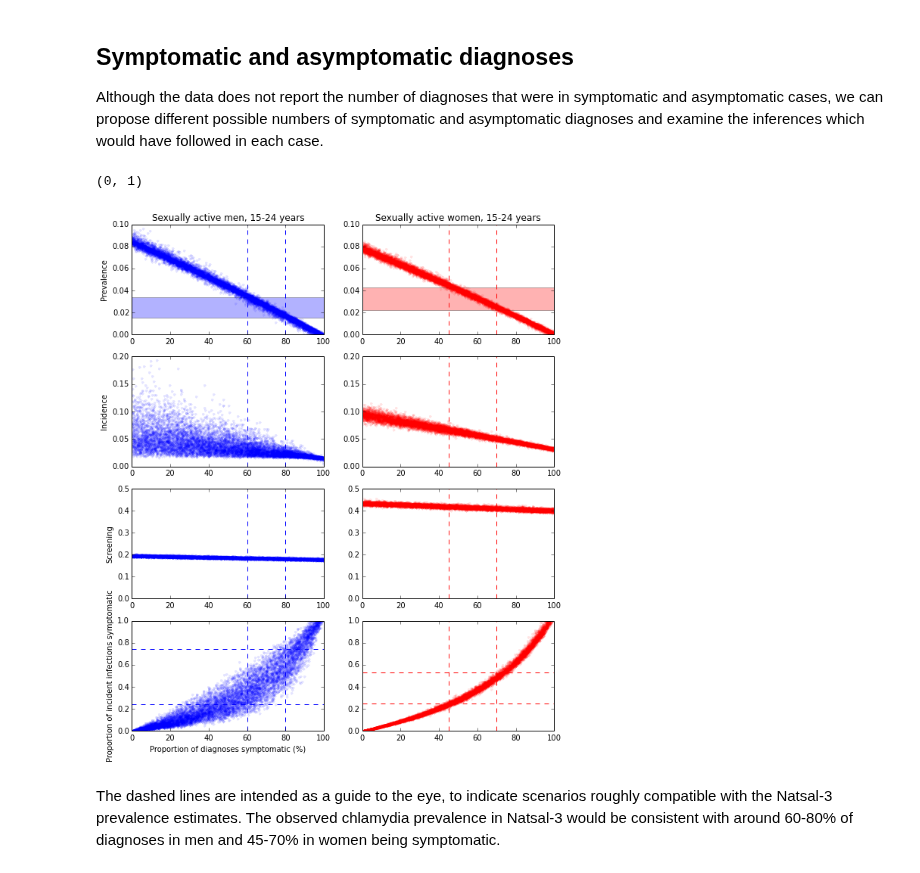
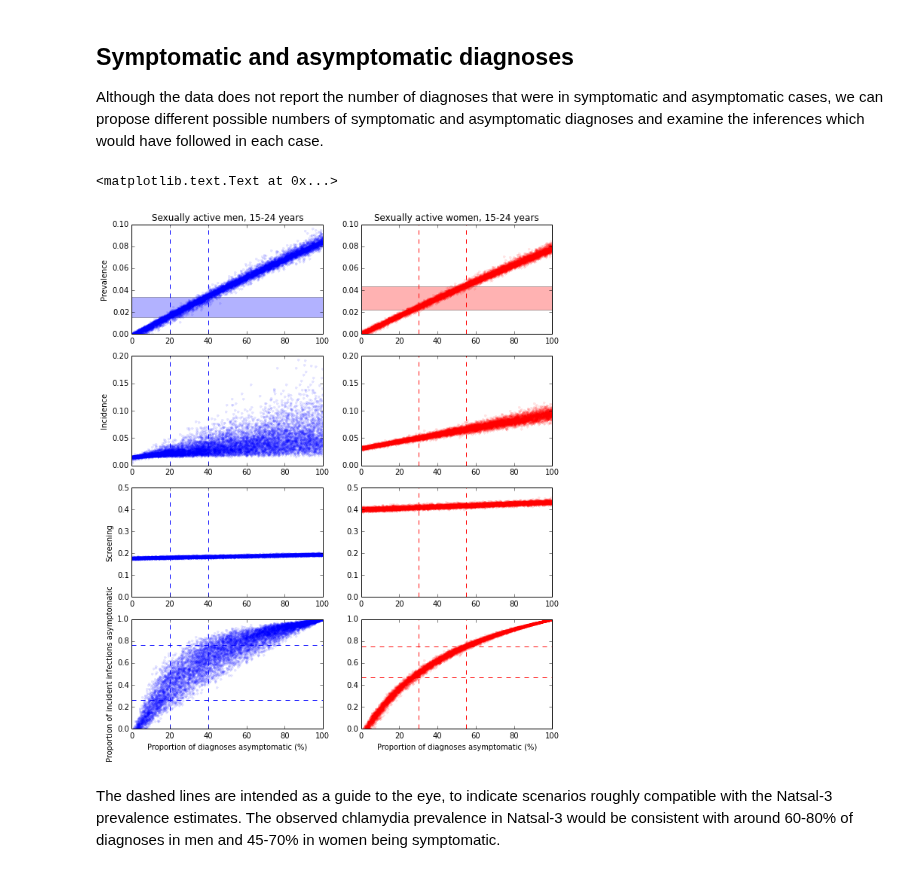
Before and after one commit to joanna-lewis/ct_surveillance, a Jupyter notebook: england/england.ipynb, the cells around one changed output. Saved outputs shown, nothing was run; the diff lists cells and outputs as text; code cells hidden in the pictures.

```diff
--- a/england/england.ipynb
+++ b/england/england.ipynb
@@ -671,76 +673,77 @@ xtk_m = [0, 10000, 20000, 30000, 40000] # x-axis ticks for men
 xtk_f = [0, 20000, 40000, 60000, 80000] # x-axis ticks for women
 
 ax1 = fig.add_subplot(421)
-ax1.plot(100*sample_symp_m/48387, prev_m, ".", alpha = 0.1)
+ax1.plot(100*(1-sample_symp_m/48387), prev_m, ".", alpha = 0.1)
 ax1.fill_between([0,50000], 0.015, 0.034, facecolor="b", alpha=0.3)
-ax1.plot([60,60],[0,1],"--b")
-ax1.plot([80,80],[0,1],"--b")
+ax1.plot([40,40],[0,1],"--b")
+ax1.plot([20,20],[0,1],"--b")
 ax1.set_xlim([0,100])
 ax1.set_ylim([0,0.1])
 ax1.set_ylabel("Prevalence")
 ax1.set_title("Sexually active men, 15-24 years")
 
 ax2 = fig.add_subplot(422)
-ax2.plot(100*sample_symp_f/88101, prev_f, ".r", alpha = 0.1)
+ax2.plot(100*(1-sample_symp_f/88101), prev_f, ".r", alpha = 0.1)
 ax2.fill_between([0,100000], 0.022, 0.043, facecolor="r", alpha=0.3)
-ax2.plot([45,45],[0,1],"--r")
-ax2.plot([70,70],[0,1],"--r")
+ax2.plot([55,55],[0,1],"--r")
+ax2.plot([30,30],[0,1],"--r")
 ax2.set_xlim([0,100])
 ax2.set_ylim([0,0.1])
 ax2.set_title("Sexually active women, 15-24 years")
 
 ax3 = fig.add_subplot(423)
-ax3.plot(100*sample_symp_m/48387, inc_m, ".", alpha = 0.1)
-ax3.plot([60,60],[0,1.2],"--b")
-ax3.plot([80,80],[0,1.2],"--b")
+ax3.plot(100*(1-sample_symp_m/48387), inc_m, ".", alpha = 0.1)
+ax3.plot([40,40],[0,1.2],"--b")
+ax3.plot([20,20],[0,1.2],"--b")
 ax3.set_xlim([0,100])
 ax3.set_ylim([0,0.2])
 ax3.set_ylabel("Incidence")
 
 ax4 = fig.add_subplot(424)
-ax4.plot(100*sample_symp_f/88101, inc_f, ".r", alpha = 0.1)
-ax4.plot([45,45],[0,1.2],"--r")
-ax4.plot([70,70],[0,1.2],"--r")
+ax4.plot(100*(1-sample_symp_f/88101), inc_f, ".r", alpha = 0.1)
+ax4.plot([55,55],[0,1.2],"--r")
+ax4.plot([30,30],[0,1.2],"--r")
 ax4.set_xlim([0,100])
 ax4.set_ylim([0,0.2])
 
 ax5 = fig.add_subplot(425)
-ax5.plot(100*sample_symp_m/48387, scr_m, ".", alpha = 0.1)
-ax5.plot([60,60],[0,1],"--b")
-ax5.plot([80,80],[0,1],"--b")
+ax5.plot(100*(1-sample_symp_m/48387), scr_m, ".", alpha = 0.1)
+ax5.plot([40,40],[0,1],"--b")
+ax5.plot([20,20],[0,1],"--b")
 ax5.set_xlim([0,100])
 ax5.set_ylim([0,0.5])
 ax5.set_ylabel("Screening")
 
 ax6 = fig.add_subplot(426)
-ax6.plot(100*sample_symp_f/88101, scr_f, ".r", alpha = 0.1)
-ax6.plot([45,45],[0,1],"--r")
-ax6.plot([70,70],[0,1],"--r")
+ax6.plot(100*(1-sample_symp_f/88101), scr_f, ".r", alpha = 0.1)
+ax6.plot([55,55],[0,1],"--r")
+ax6.plot([30,30],[0,1],"--r")
 ax6.set_xlim([0,100])
 ax6.set_ylim([0,0.5])
 
 ax7 = fig.add_subplot(427)
-ax7.plot(100*sample_symp_m/48387, p_symp_m, ".", alpha = 0.1)
-ax7.plot([60,60],[0,1],"--b")
-ax7.plot([80,80],[0,1],"--b")
-ax7.plot([0,100],[0.24,0.24],"--b")
-ax7.plot([0,100],[0.74,0.74],"--b")
+ax7.plot(100*(1-sample_symp_m/48387), 1 - p_symp_m, ".", alpha = 0.1)
+ax7.plot([40,40],[0,1],"--b")
+ax7.plot([20,20],[0,1],"--b")
+ax7.plot([0,100],[0.76,0.76],"--b")
+ax7.plot([0,100],[0.26,0.26],"--b")
 ax7.set_xlim([0,100])
 ax7.set_ylim([0,1])
-ax7.set_xlabel("Proportion of diagnoses symptomatic (%)")
-ax7.set_ylabel("Proportion of incident infections symptomatic")
+ax7.set_xlabel("Proportion of diagnoses asymptomatic (%)")
+ax7.set_ylabel("Proportion of incident infections asymptomatic")
 
 ax8 = fig.add_subplot(428)
-ax8.plot(100*sample_symp_f/88101, p_symp_f, ".r", alpha = 0.1)
-ax8.plot([45,45],[0,1],"--r")
-ax8.plot([70,70],[0,1],"--r")
-ax8.plot([0,100],[0.25,0.25],"--r")
-ax8.plot([0,100],[0.53,0.53],"--r")
+ax8.plot(100*(1-sample_symp_f/88101), 1 - p_symp_f, ".r", alpha = 0.1)
+ax8.plot([55,55],[0,1],"--r")
+ax8.plot([30,30],[0,1],"--r")
+ax8.plot([0,100],[0.75,0.75],"--r")
+ax8.plot([0,100],[0.47,0.47],"--r")
 ax8.set_xlim([0,100])
 ax8.set_ylim([0,1])
+ax8.set_xlabel("Proportion of diagnoses asymptomatic (%)")
 # %% [output]
-(0, 1)
+<matplotlib.text.Text at 0x...>
-[figure, old version]
+[figure, new version]
 # %% [markdown]
 The dashed lines are intended as a guide to the eye, to indicate scenarios roughly compatible with the Natsal-3 prevalence estimates. The observed chlamydia prevalence in Natsal-3 would be consistent with around 60-80% of diagnoses in men and 45-70% in women being symptomatic.
 # %%
```
Also changed, not shown: parts of 3 cells of this notebook, 35 other files.
